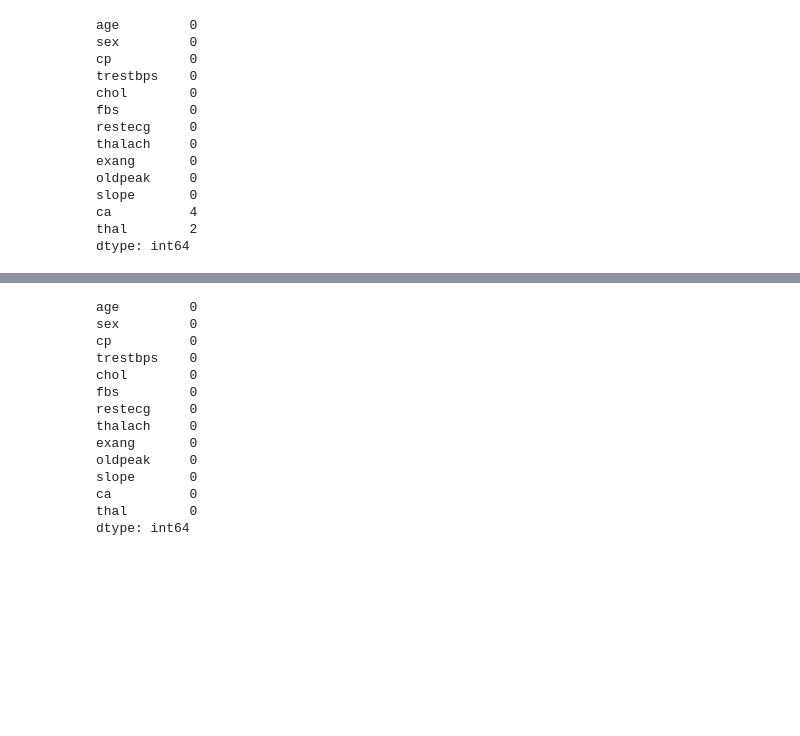
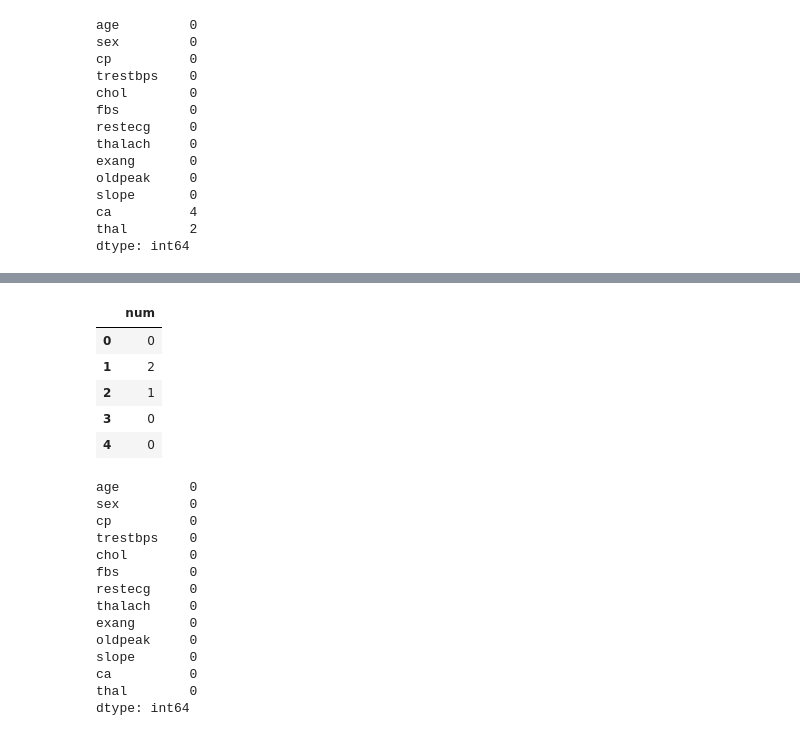
Before and after one commit to AnaLuna464/P.M3v1, a Jupyter notebook: heart_disease.ipynb, the cells around one changed output, grey strips where cells are left out. Drawn from its saved outputs; the diff is of its cells as text; code cells hidden in the pictures; blank space fills up the shorter version.

```diff
--- a/heart_disease.ipynb
+++ b/heart_disease.ipynb
@@ -77,3 +204,12 @@ dtype: int64
+# %%
+y.head()
+# %% [output]
+|  | num |
+| 0 | 0 |
+| 1 | 2 |
+| 2 | 1 |
+| 3 | 0 |
+| 4 | 0 |
 # %%
 #Eliminar filas con valores nulos
 X = X.dropna()
```
Also changed, not shown: parts of 13 cells of this notebook, 1 other file.
